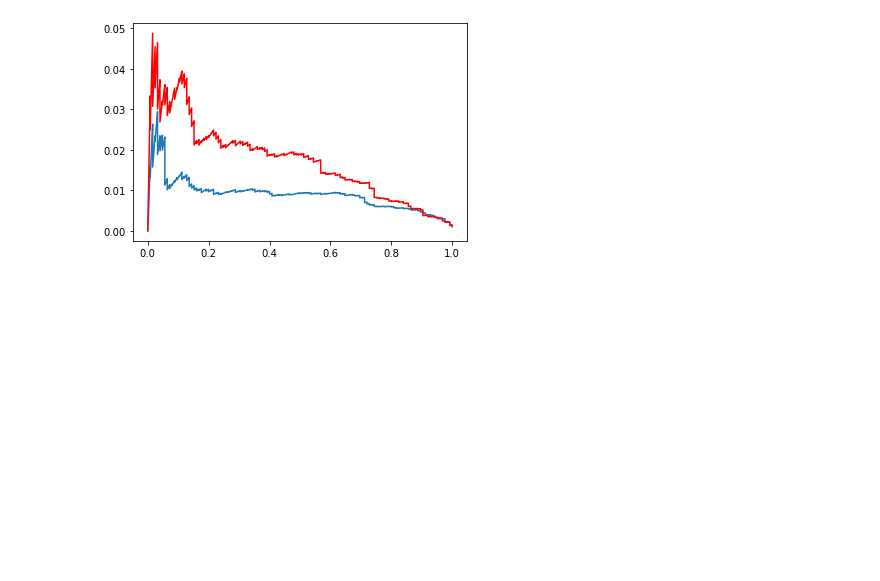
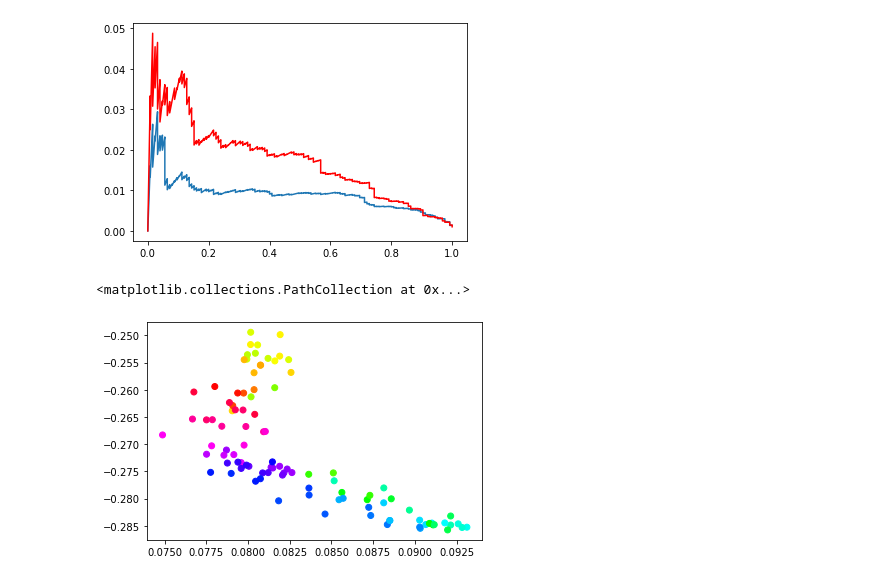
Before and after one commit to martinfama/LPGNN, a Jupyter notebook: GNN_embeddings.ipynb, the cells around one changed output. Saved outputs shown, nothing was run; the diff lists cells and outputs as text; code cells hidden in the pictures; blank space fills up the shorter version.

```diff
--- a/GNN_embeddings.ipynb
+++ b/GNN_embeddings.ipynb
@@ -195,3 +196,8 @@ plt.plot(PR_labne['recall'], PR_labne['precision'], c='red')
 # %% [output]
 [<matplotlib.lines.Line2D at 0x...>]
 [figure]
+# %%
+plt.scatter(z.detach().numpy()[:,0], z.detach().numpy()[:,1], c=G_nx.graph['color'])
+# %% [output]
+<matplotlib.collections.PathCollection at 0x...>
+[figure, added]
```
Also changed, not shown: parts of 6 cells of this notebook, 10 other files.
